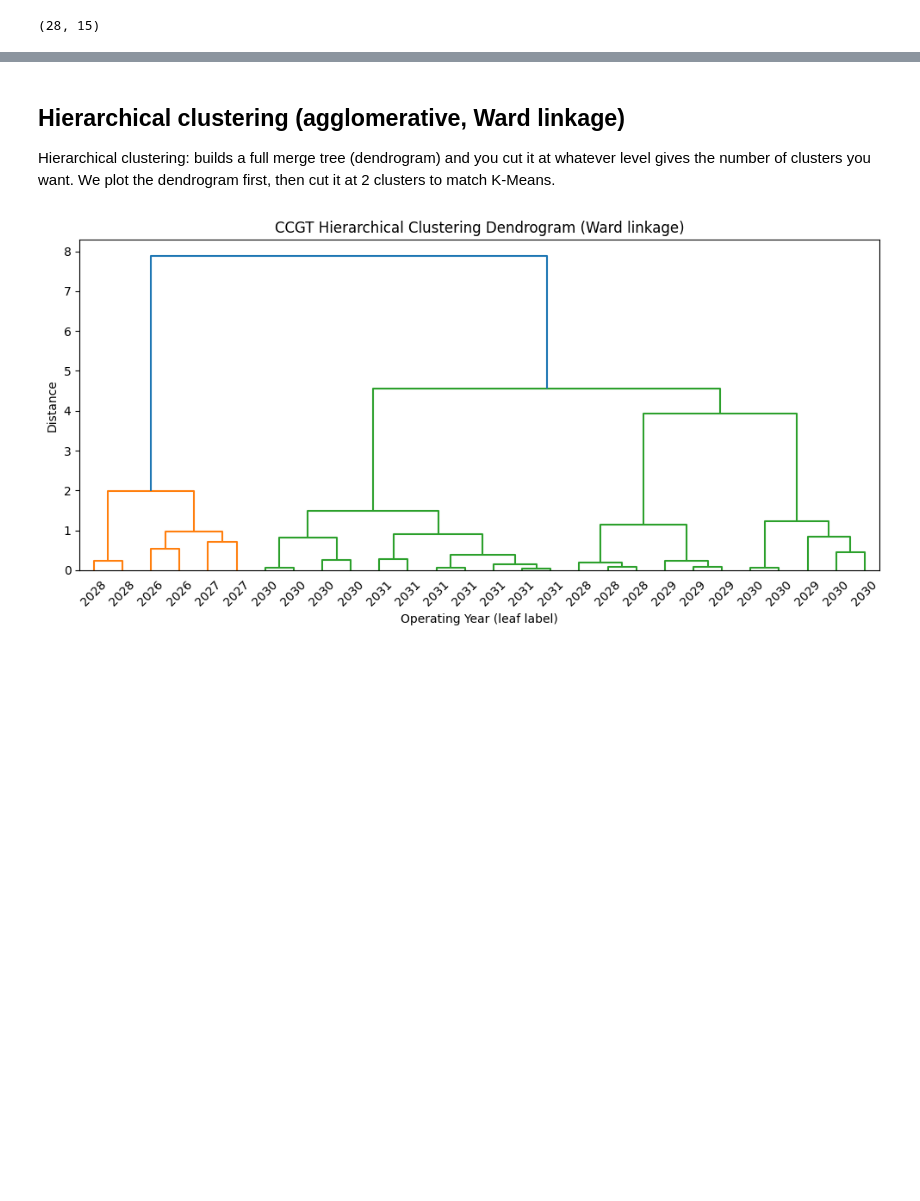
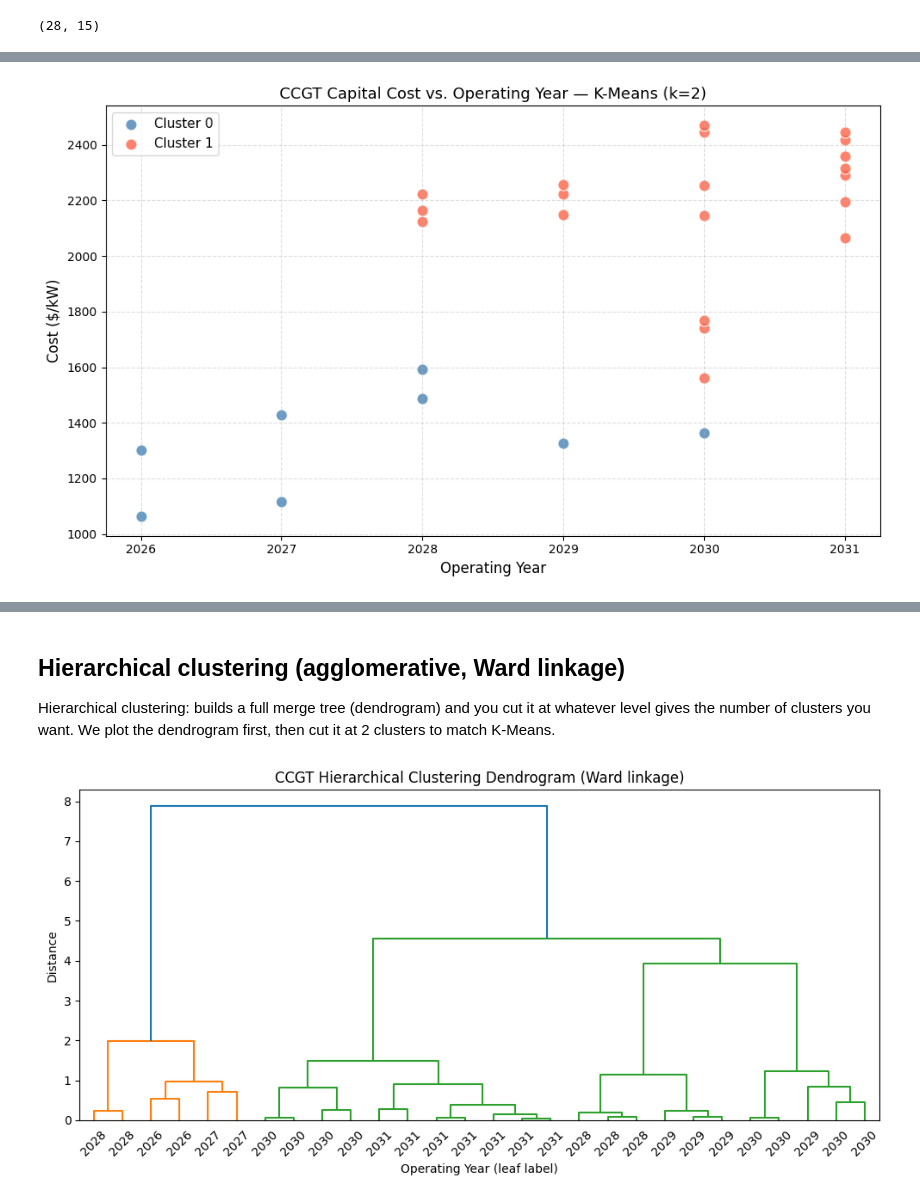
Before and after one commit to RMI/ReEDS-CEPM, a Jupyter notebook: preprocessing/gas_capex_forecast/CCGT_clustering_methods.ipynb, the cells around one changed output, grey strips where cells are left out. Cells and saved outputs as stored; diff of their text form; code cells hidden in the pictures; blank space fills up the shorter version.

```diff
--- a/preprocessing/gas_capex_forecast/CCGT_clustering_methods.ipynb
+++ b/preprocessing/gas_capex_forecast/CCGT_clustering_methods.ipynb
@@ -24,0 +27,14 @@ df.shape
+# %%
+X = df[["Planned / Operating Year", "Cost ($/kW)"]].values
+scaler = StandardScaler()
+X_scaled = scaler.fit_transform(X)
+
+kmeans = KMeans(n_clusters=2, random_state=42, n_init=10)
+df["Cluster"] = kmeans.fit_predict(X_scaled)
+
+# Print cluster statistics
+for c in sorted(df["Cluster"].unique()):
+    sub = df[df["Cluster"] == c]
+    print(f"\nCluster {c} — {len(sub)} plants")
+    print(f"  Year    : {sub['Planned / Operating Year'].min():.0f}–{sub['Planned / Operating Year'].max():.0f}  (mean {sub['Planned / Operating Year'].mean():.1f})")
+    print(f"  Cost    : ${sub['Cost ($/kW)'].min():.0f}–${sub['Cost ($/kW)'].max():.0f} /kW  (mean ${sub['Cost ($/kW)'].mean():.0f}, std ${sub['Cost ($/kW)'].std():.0f})")
@@ -24,0 +49,21 @@ df.shape
+# %%
+colors = {0: "steelblue", 1: "tomato"}
+labels = {c: f"Cluster {c}" for c in sorted(df["Cluster"].unique())}
+
+fig, ax = plt.subplots(figsize=(10, 6))
+
+for c, grp in df.groupby("Cluster"):
+    ax.scatter(grp["Planned / Operating Year"], grp["Cost ($/kW)"],
+               color=colors[c], label=labels[c],
+               alpha=0.8, edgecolors="white", s=90)
+
+ax.set_xlabel("Operating Year", fontsize=12)
+ax.set_ylabel("Cost ($/kW)", fontsize=12)
+ax.set_title("CCGT Capital Cost vs. Operating Year — K-Means (k=2)", fontsize=13)
+ax.legend(fontsize=11)
+ax.grid(True, linestyle="--", alpha=0.4)
+ax.xaxis.set_major_locator(plt.MaxNLocator(integer=True))
+plt.tight_layout()
+plt.show()
+# %% [output]
+[figure, added]
```
Also changed, not shown: parts of 8 cells of this notebook, 3 other files.
